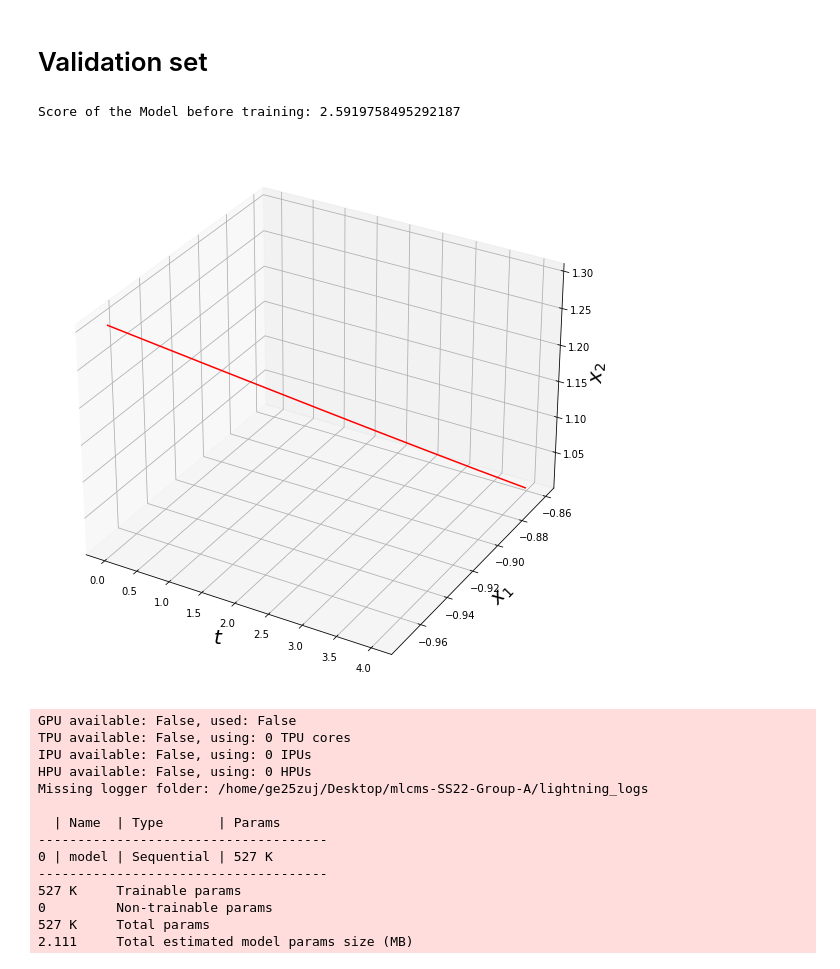
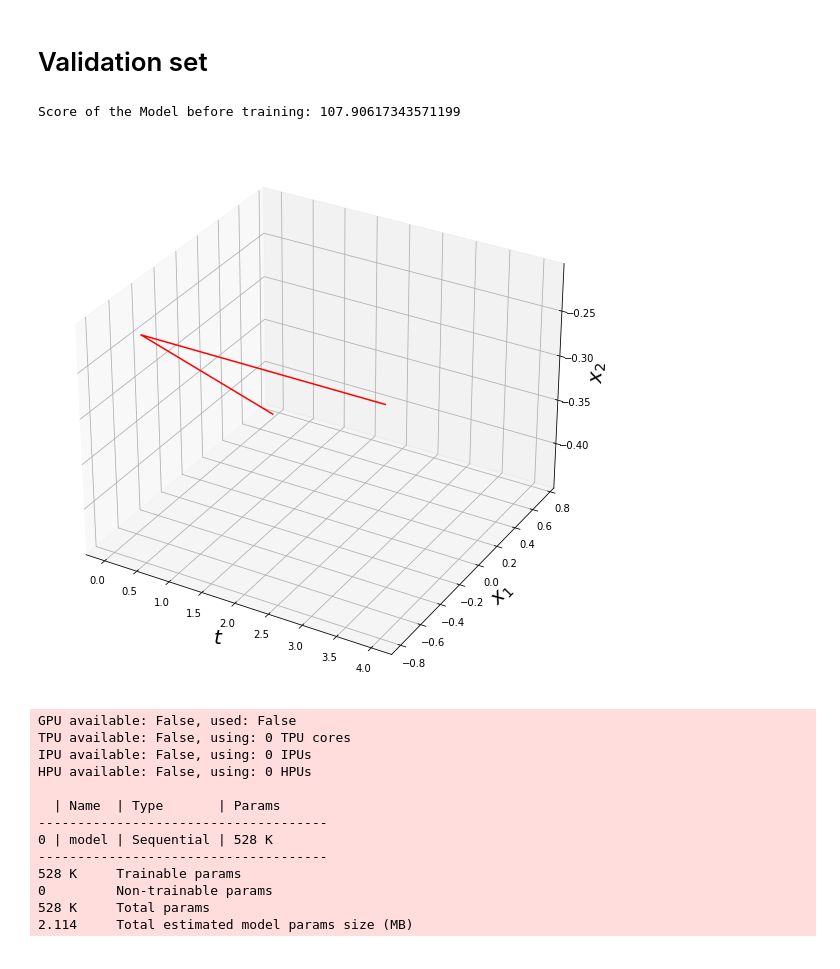
Before and after one commit to mlcms-SS22-Group-A/mlcms-SS22-Group-A, a Jupyter notebook: Euler.ipynb, the cells around one changed output. Saved outputs shown, nothing was run; the diff lists cells and outputs as text; code cells hidden in the pictures.

```diff
--- a/Euler.ipynb
+++ b/Euler.ipynb
@@ -11,10 +11,11 @@ from Euler import *
 # %%
 device = torch.device("cuda" if torch.cuda.is_available() else "cpu")
 
-alpha = 1.3
 delta_t = 0.5
 t_eval = np.arange(0, 5, delta_t)
 num_samples_in_trajectory = math.floor(t_eval[-1] / delta_t)
+
+save_prefix = "./figures/v0_"
 # %% [markdown]
 # Setup Tensorboard
 # %%
@@ -25,11 +26,11 @@ Launching TensorBoard...
 # %% [markdown]
 # Create dataset
 # %%
-dataset = create_dataset(alpha, t_eval, 50)
+dataset, alphas = create_dataset(t_eval, 50)
 # %% [markdown]
 # Reshape dataset
 # %%
-dataset = reshape_dataset(dataset)
+dataset = reshape_dataset(dataset, alphas)
 # %% [markdown]
 # Split dataset
 # %%
@@ -60,11 +61,12 @@ plot_trajectory(validation_set[:num_samples_in_trajectory, 0], t_eval, True, "./
 # Validation set
 # %%
 print("Score of the Model before training:", evaluate_model(model, validation_set, hparams, device))
-recreation = recreate_trajectory(model, validation_set[0, 0, :], t_eval[0], t_eval[-1], delta_t, device)
-plot_trajectory(recreation, t_eval, True, "./figures/v0_alpha_1,3_b_train.png")
+
+recreation = recreate_trajectory(model, validation_set[0, :3], t_eval[0], t_eval[-1], delta_t, device)
+plot_trajectory(recreation, t_eval, True, save_prefix + "_b_train.png")
 # %% [output]
-Score of the Model before training: 2.5919758495292187
+Score of the Model before training: 107.90617343571199
-[figure, old version]
+[figure, new version]
 # %%
 train_dataloader = DataLoader(training_set,
                               shuffle=False,
@@ -87,15 +85,14 @@ GPU available: False, used: False
 TPU available: False, using: 0 TPU cores
 IPU available: False, using: 0 IPUs
 HPU available: False, using: 0 HPUs
-Missing logger folder: /home/ge25zuj/Desktop/mlcms-SS22-Group-A/lightning_logs
 
   | Name  | Type       | Params
 -------------------------------------
-0 | model | Sequential | 527 K
+0 | model | Sequential | 528 K
 -------------------------------------
-527 K     Trainable params
+528 K     Trainable params
 0         Non-trainable params
-527 K     Total params
-2.111     Total estimated model params size (MB)
+528 K     Total params
+2.114     Total estimated model params size (MB)
 # %%
 model.hparams["delta_t"] = 0.05
```
Also changed, not shown: parts of 4 cells of this notebook, 6 other files.
